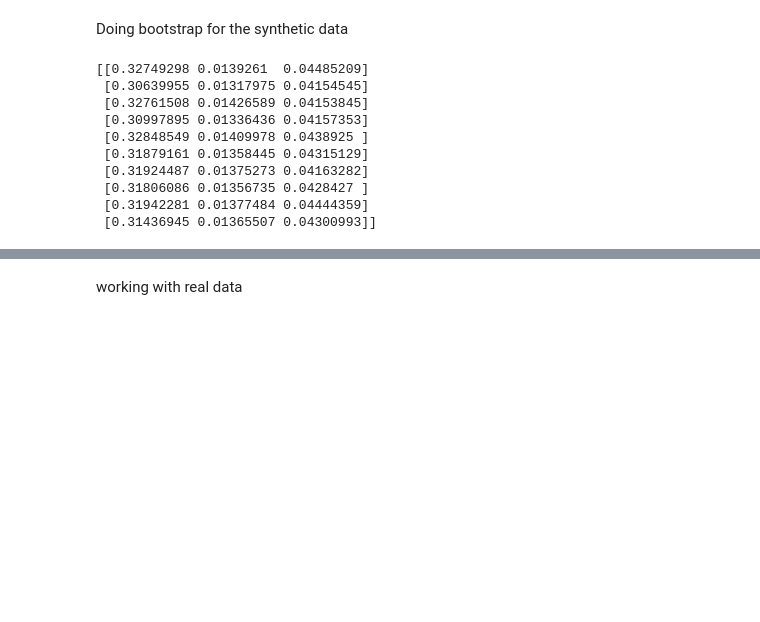
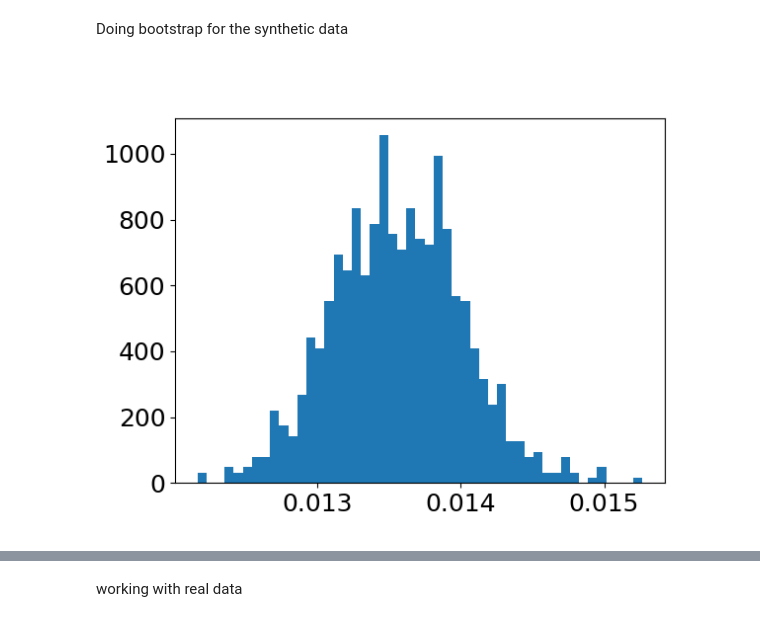
Before and after one commit to Siddharth3-14/Internship-MIT, a Jupyter notebook: bootstrap.ipynb, the cells around one changed output, grey strips where cells are left out. Saved outputs shown, nothing was run; the diff lists cells and outputs as text; code cells hidden in the pictures; blank space fills up the shorter version.

Commit message:
bootstrap error distribution

```diff
--- a/bootstrap.ipynb
+++ b/bootstrap.ipynb
@@ -503,35 +514,29 @@ Doing bootstrap for the synthetic data
 # %%
 log_s = np.log10(syn_s)
 log_nh2 = np.log10(syn_nh2)
 log_p = np.log10(syn_p)
 
 df_log = pd.DataFrame({'logp': log_p,'logs':log_s,'lognh2':log_nh2})
 df_log = df_log.dropna()
 
 def DoubleParamFunc(X, a, b, c):
     x,y = X
     return a + b*x + c*y
 
 def curve_fitting(x):
     param, param_cov = curve_fit(DoubleParamFunc,(x[:,2],x[:,1]),x[:,0])
     # return param
     return np.sqrt(np.diag(param_cov))
 
 
 bootarr = np.array(df_log)
-bootresult = bootstrap(bootarr,10,bootfunc=curve_fitting)
-print(bootresult)
+bootresult = bootstrap(bootarr,1000,bootfunc=curve_fitting)
+# print(bootresult[:,1])
+
+hist_plot(bootresult[:,1],50)
+plt.show()
 # %% [output]
-[[0.32749298 0.0139261  0.04485209]
- [0.30639955 0.01317975 0.04154545]
- [0.32761508 0.01426589 0.04153845]
- [0.30997895 0.01336436 0.04157353]
- [0.32848549 0.01409978 0.0438925 ]
- [0.31879161 0.01358445 0.04315129]
- [0.31924487 0.01375273 0.04163282]
- [0.31806086 0.01356735 0.0428427 ]
- [0.31942281 0.01377484 0.04444359]
- [0.31436945 0.01365507 0.04300993]]
+[figure, added]
 # %%
 def DoubleParamFunc(X, a, b, c):
     x,y = X
```
Also changed, not shown: parts of 7 cells of this notebook, 1 other file.
